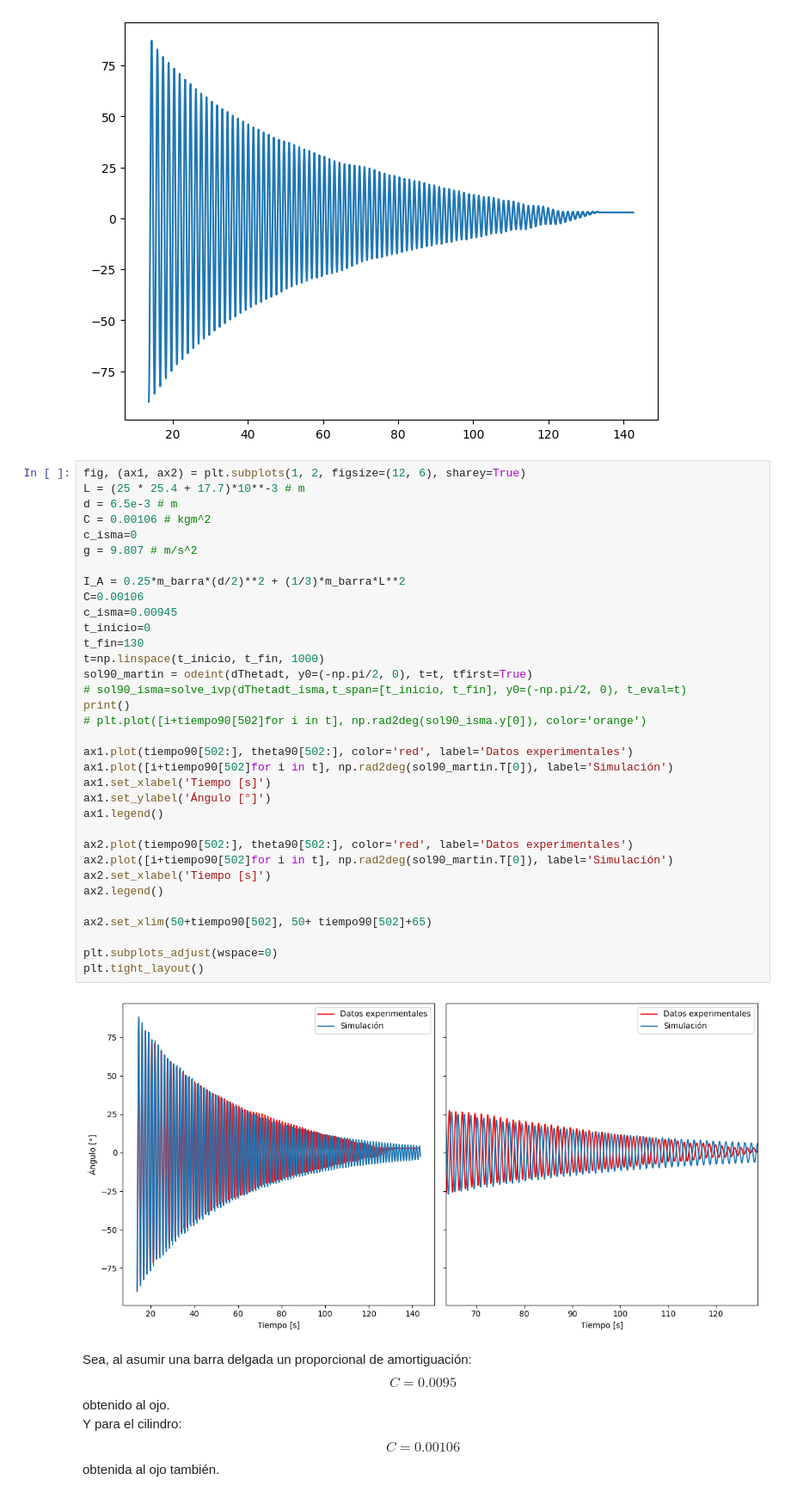
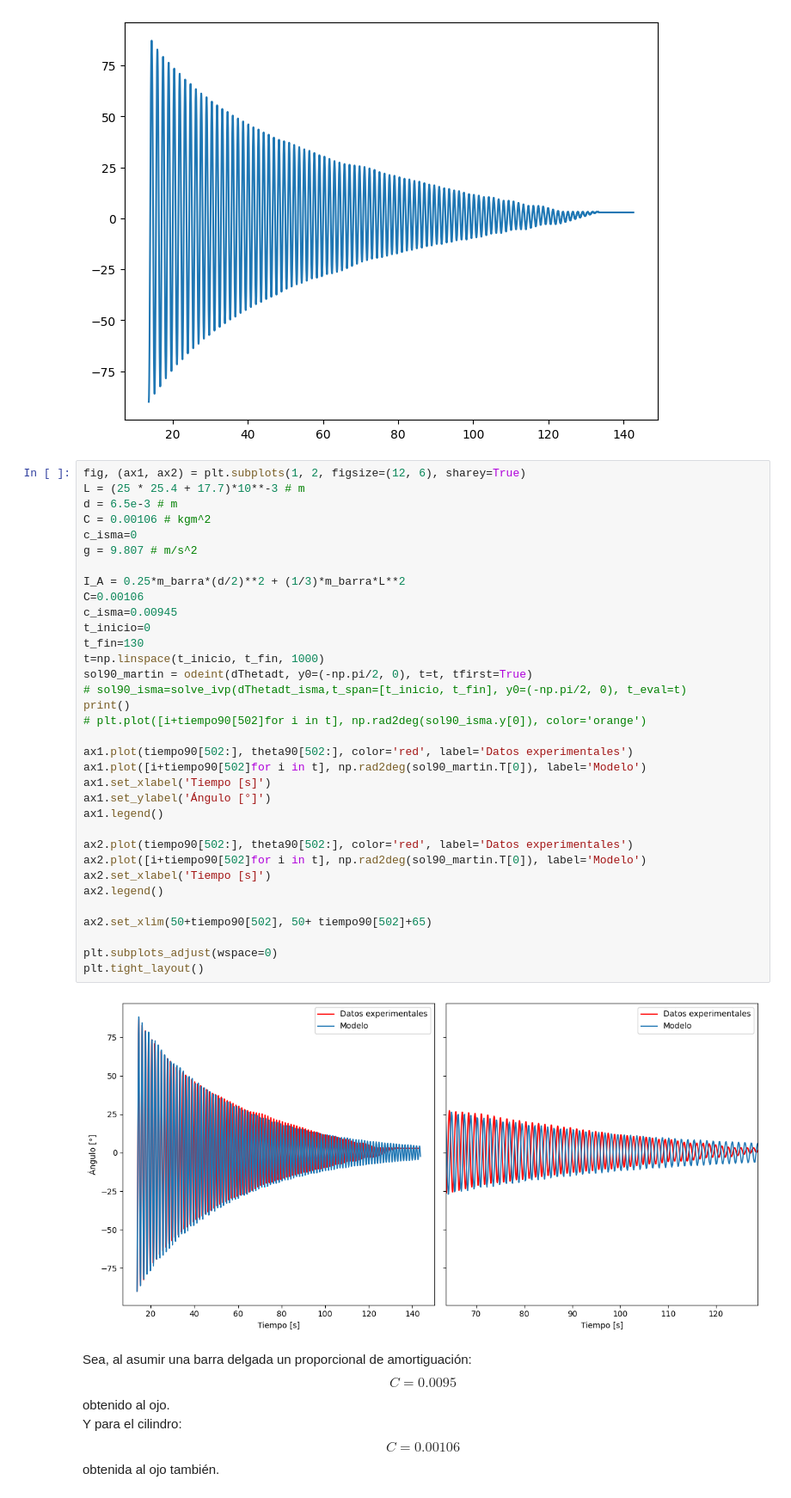
Before and after one commit to otarola-joaquin/Trabajos-varios-8vo-semestre, a Jupyter notebook: Sistemas de Control/Lab 1/cálculos.ipynb, the cells around one changed output. Shown at 86% size. Saved outputs shown, nothing was run; the diff lists cells and outputs as text.

```diff
--- a/Sistemas de Control/Lab 1/cálculos.ipynb
+++ b/Sistemas de Control/Lab 1/cálculos.ipynb
@@ -131,36 +131,36 @@ L = (25 * 25.4 + 17.7)*10**-3 # m
 d = 6.5e-3 # m
 C = 0.00106 # kgm^2
 c_isma=0
 g = 9.807 # m/s^2
 
 I_A = 0.25*m_barra*(d/2)**2 + (1/3)*m_barra*L**2
 C=0.00106
 c_isma=0.00945
 t_inicio=0
 t_fin=130
 t=np.linspace(t_inicio, t_fin, 1000)
 sol90_martin = odeint(dThetadt, y0=(-np.pi/2, 0), t=t, tfirst=True)
 # sol90_isma=solve_ivp(dThetadt_isma,t_span=[t_inicio, t_fin], y0=(-np.pi/2, 0), t_eval=t)
 print()
 # plt.plot([i+tiempo90[502]for i in t], np.rad2deg(sol90_isma.y[0]), color='orange')
 
 ax1.plot(tiempo90[502:], theta90[502:], color='red', label='Datos experimentales')
-ax1.plot([i+tiempo90[502]for i in t], np.rad2deg(sol90_martin.T[0]), label='Simulación')
+ax1.plot([i+tiempo90[502]for i in t], np.rad2deg(sol90_martin.T[0]), label='Modelo')
 ax1.set_xlabel('Tiempo [s]')
 ax1.set_ylabel('Ángulo [°]')
 ax1.legend()
 
 ax2.plot(tiempo90[502:], theta90[502:], color='red', label='Datos experimentales')
-ax2.plot([i+tiempo90[502]for i in t], np.rad2deg(sol90_martin.T[0]), label='Simulación')
+ax2.plot([i+tiempo90[502]for i in t], np.rad2deg(sol90_martin.T[0]), label='Modelo')
 ax2.set_xlabel('Tiempo [s]')
 ax2.legend()
 
 ax2.set_xlim(50+tiempo90[502], 50+ tiempo90[502]+65)
 
 plt.subplots_adjust(wspace=0)
 plt.tight_layout()
 # %% [output]
-[figure, old version]
+[figure, new version]
 # %% [markdown]
 Sea, al asumir una barra delgada un proporcional de amortiguación:
 $$C=0.0095$$
```
Also changed, not shown: parts of 8 cells of this notebook, 4 other files.
